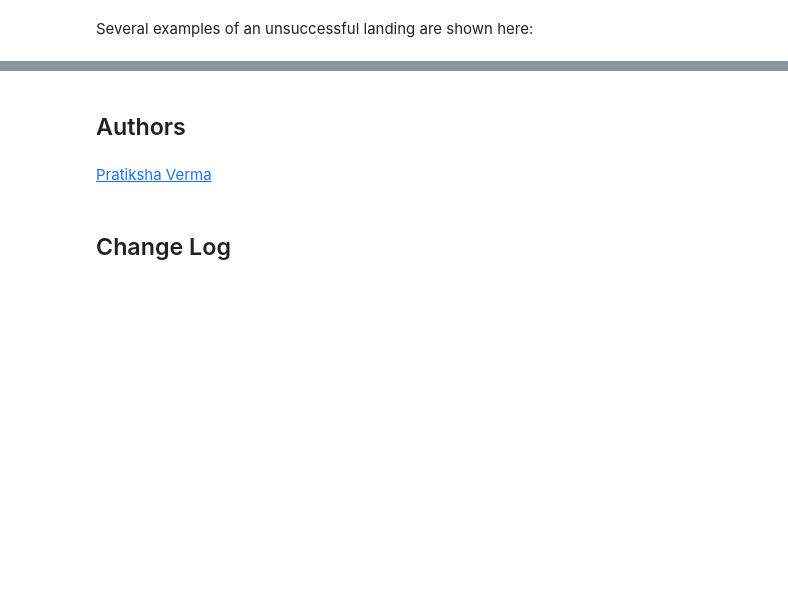
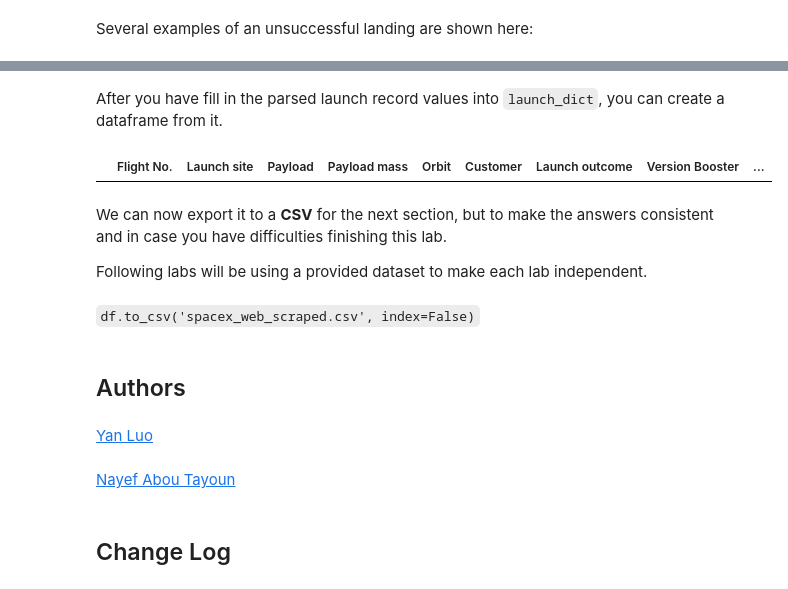
Before and after one commit to bhimsamanta/datascience, a Jupyter notebook: labs-jupyter-spacex-data_wrangling_jupyterlite.jupyterlite.ipynb, the cells around one changed output, grey strips where cells are left out. Cells and saved outputs as stored; diff of their text form; code cells hidden in the pictures; blank space fills up the shorter version.

```diff
--- a/labs-jupyter-spacex-data_wrangling_jupyterlite.jupyterlite.ipynb
+++ b/labs-jupyter-spacex-data_wrangling_jupyterlite.jupyterlite.ipynb
@@ -230,0 +131,3 @@ We can now export it to a CSV for the next section,but to make the answers consi
+# %%
+soup = BeautifulSoup(responce.content, 'html.parser')
+print(soup.prettify())
@@ -230,0 +167,5 @@ We can now export it to a CSV for the next section,but to make the answers consi
+# %%
+# Use the find_all function in the BeautifulSoup object, with element type `table`
+# Assign the result to a list called `html_tables`
+html_tables = soup.findAll("table")
+html_tables
@@ -230,0 +224,14 @@ We can now export it to a CSV for the next section,but to make the answers consi
+# %%
+column_names = []
+
+# Apply find_all() function with `th` element on first_launch_table
+# Iterate each th element and apply the provided extract_column_from_header() to get a column name
+# Append the Non-empty column name (`if name is not None and len(name) > 0`) into a list called column_names
+first_launch_table = html_tables[2]
+
+cols = first_launch_table.find_all('th')
+
+for col in cols:
+    name = extract_column_from_header(col)
+    if name is not None and len(name) > 0:
+        column_names.append(name)
@@ -230,0 +248,19 @@ We can now export it to a CSV for the next section,but to make the answers consi
+# %%
+launch_dict= dict.fromkeys(column_names)
+
+# Remove an irrelvant column
+del launch_dict['Date and time ( )']
+
+# Let's initial the launch_dict with each value to be an empty list
+launch_dict['Flight No.'] = []
+launch_dict['Launch site'] = []
+launch_dict['Payload'] = []
+launch_dict['Payload mass'] = []
+launch_dict['Orbit'] = []
+launch_dict['Customer'] = []
+launch_dict['Launch outcome'] = []
+# Added some new columns
+launch_dict['Version Booster']=[]
+launch_dict['Booster landing']=[]
+launch_dict['Date']=[]
+launch_dict['Time']=[]
@@ -231,7 +365,22 @@ We can now export it to a CSV for the next section,but to make the answers consi
+# %% [markdown]
+After you have fill in the parsed launch record values into `launch_dict`, you can create a dataframe from it.
+# %%
+df=pd.DataFrame(launch_dict)
+df
+# %% [output]
+|  | Flight No. | Launch site | Payload | Payload mass | Orbit | Customer | Launch outcome | Version Booster | ... |
+# %% [markdown]
+We can now export it to a <b>CSV</b> for the next section, but to make the answers consistent and in case you have difficulties finishing this lab.
+
+Following labs will be using a provided dataset to make each lab independent.
+# %% [markdown]
+<code>df.to_csv('spacex_web_scraped.csv', index=False)</code>
 # %% [markdown]
 ## Authors
+# %% [markdown]
+<a href="https://www.linkedin.com/in/yan-luo-96288783/?utm_medium=Exinfluencer&utm_source=Exinfluencer&utm_content=000026UJ&utm_term=10006555&utm_id=NA-SkillsNetwork-Channel-SkillsNetworkCoursesIBMDS0321ENSkillsNetwork865-2023-01-01">Yan Luo</a>
 # %% [markdown]
-[Pratiksha Verma](https://www.linkedin.com/in/pratiksha-verma-6487561b1/?utm_medium=Exinfluencer&utm_source=Exinfluencer&utm_content=000026UJ&utm_term=10006555&utm_id=NA-SkillsNetwork-Channel-SkillsNetworkCoursesIBMDS0321ENSkillsNetwork865-2022-01-01)
+<a href="https://www.linkedin.com/in/nayefaboutayoun/?utm_medium=Exinfluencer&utm_source=Exinfluencer&utm_content=000026UJ&utm_term=10006555&utm_id=NA-SkillsNetwork-Channel-SkillsNetworkCoursesIBMDS0321ENSkillsNetwork865-2023-01-01">Nayef Abou Tayoun</a>
 # %% [markdown]
 ## Change Log
 # %% [markdown]
```
Also changed, not shown: parts of 82 cells of this notebook.
